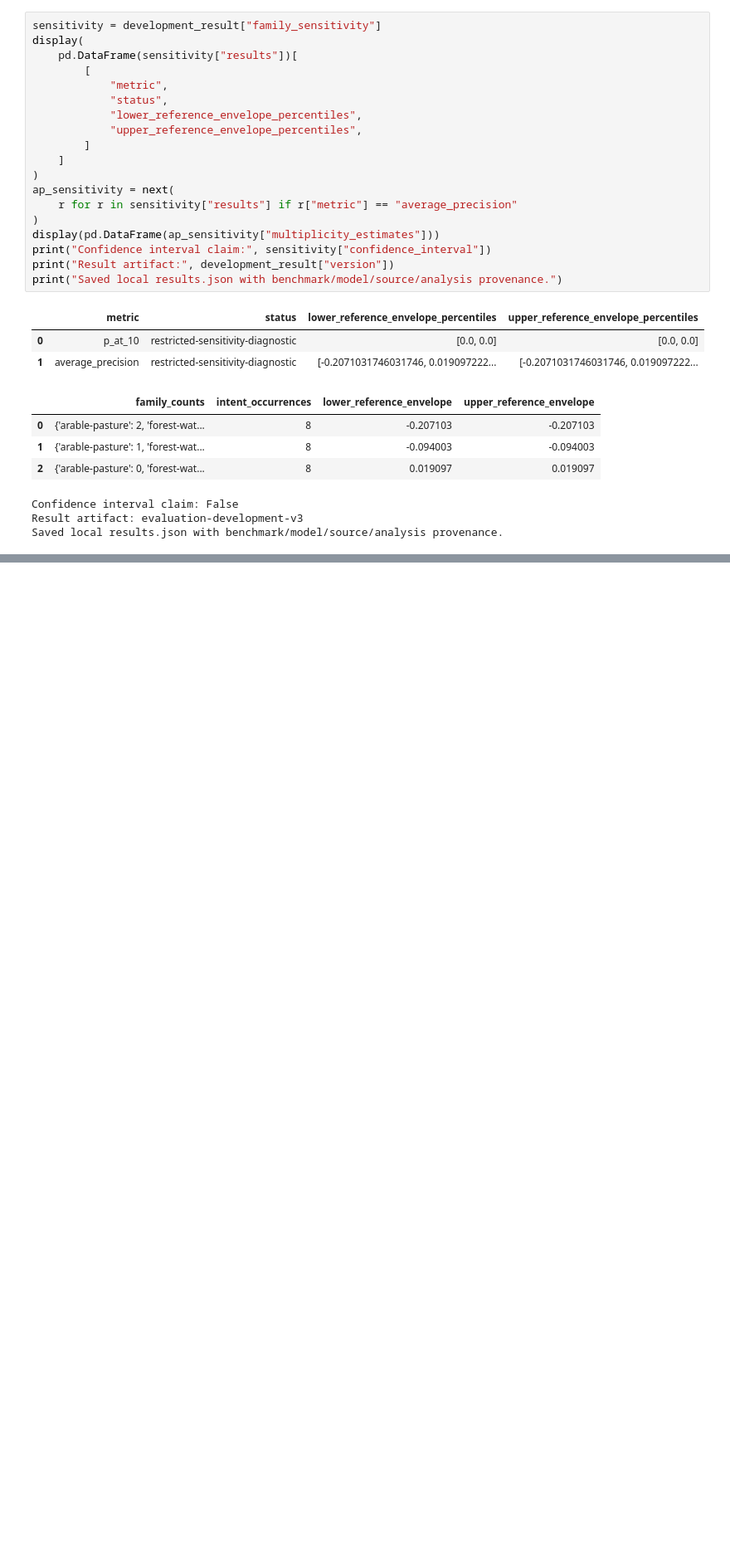
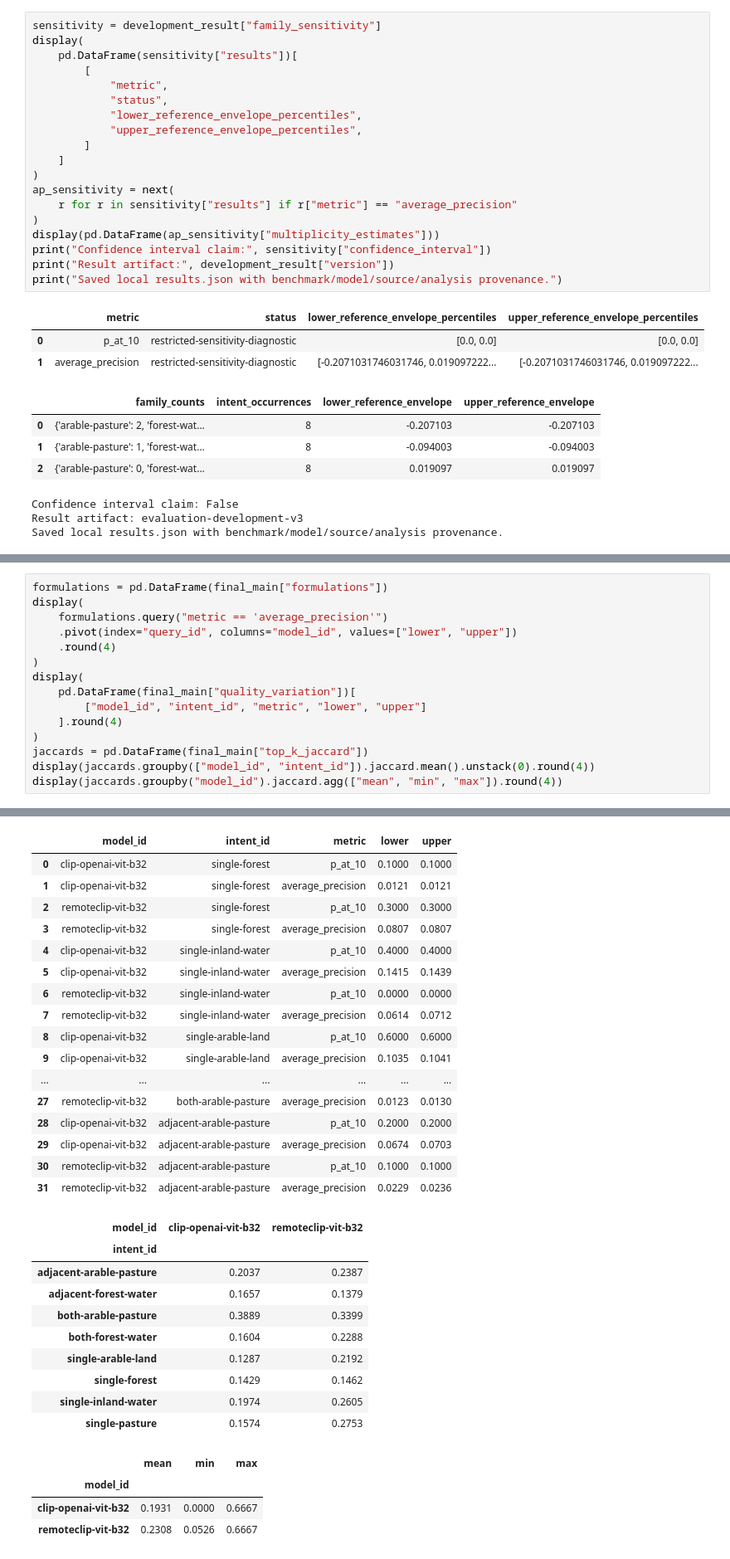
Before and after one commit to manuelmiddendorf/earth-observation, a Jupyter notebook: notebooks/03_retrieval_evaluation.ipynb, the cells around one changed output, grey strips where cells are left out. Shown at 83% size. Saved outputs shown, nothing was run; the diff lists cells and outputs as text; blank space fills up the shorter version.

```diff
--- a/notebooks/03_retrieval_evaluation.ipynb
+++ b/notebooks/03_retrieval_evaluation.ipynb
@@ -704,0 +856,16 @@ Test model evaluation. No final Test embeddings or rankings have been produced.
+# %%
+formulations = pd.DataFrame(final_main["formulations"])
+display(
+    formulations.query("metric == 'average_precision'")
+    .pivot(index="query_id", columns="model_id", values=["lower", "upper"])
+    .round(4)
+)
+display(
+    pd.DataFrame(final_main["quality_variation"])[
+        ["model_id", "intent_id", "metric", "lower", "upper"]
+    ].round(4)
+)
+jaccards = pd.DataFrame(final_main["top_k_jaccard"])
+display(jaccards.groupby(["model_id", "intent_id"]).jaccard.mean().unstack(0).round(4))
+display(jaccards.groupby("model_id").jaccard.agg(["mean", "min", "max"]).round(4))
+# %% [output]
@@ -704,0 +891,31 @@ Test model evaluation. No final Test embeddings or rankings have been produced.
+|  | model_id | intent_id | metric | lower | upper |
+| 0 | clip-openai-vit-b32 | single-forest | p_at_10 | 0.1000 | 0.1000 |
+| 1 | clip-openai-vit-b32 | single-forest | average_precision | 0.0121 | 0.0121 |
+| 2 | remoteclip-vit-b32 | single-forest | p_at_10 | 0.3000 | 0.3000 |
+| 3 | remoteclip-vit-b32 | single-forest | average_precision | 0.0807 | 0.0807 |
+| 4 | clip-openai-vit-b32 | single-inland-water | p_at_10 | 0.4000 | 0.4000 |
+| 5 | clip-openai-vit-b32 | single-inland-water | average_precision | 0.1415 | 0.1439 |
+| 6 | remoteclip-vit-b32 | single-inland-water | p_at_10 | 0.0000 | 0.0000 |
+| 7 | remoteclip-vit-b32 | single-inland-water | average_precision | 0.0614 | 0.0712 |
+| 8 | clip-openai-vit-b32 | single-arable-land | p_at_10 | 0.6000 | 0.6000 |
+| 9 | clip-openai-vit-b32 | single-arable-land | average_precision | 0.1035 | 0.1041 |
+| ... | ... | ... | ... | ... | ... |
+| 27 | remoteclip-vit-b32 | both-arable-pasture | average_precision | 0.0123 | 0.0130 |
+| 28 | clip-openai-vit-b32 | adjacent-arable-pasture | p_at_10 | 0.2000 | 0.2000 |
+| 29 | clip-openai-vit-b32 | adjacent-arable-pasture | average_precision | 0.0674 | 0.0703 |
+| 30 | remoteclip-vit-b32 | adjacent-arable-pasture | p_at_10 | 0.1000 | 0.1000 |
+| 31 | remoteclip-vit-b32 | adjacent-arable-pasture | average_precision | 0.0229 | 0.0236 |
+| model_id | clip-openai-vit-b32 | remoteclip-vit-b32 |
+| intent_id |  |  |
+| adjacent-arable-pasture | 0.2037 | 0.2387 |
+| adjacent-forest-water | 0.1657 | 0.1379 |
+| both-arable-pasture | 0.3889 | 0.3399 |
+| both-forest-water | 0.1604 | 0.2288 |
+| single-arable-land | 0.1287 | 0.2192 |
+| single-forest | 0.1429 | 0.1462 |
+| single-inland-water | 0.1974 | 0.2605 |
+| single-pasture | 0.1574 | 0.2753 |
+|  | mean | min | max |
+| model_id |  |  |  |
+| clip-openai-vit-b32 | 0.1931 | 0.0000 | 0.6667 |
+| remoteclip-vit-b32 | 0.2308 | 0.0526 | 0.6667 |
```
Also changed, not shown: parts of 14 cells of this notebook, 15 other files.
